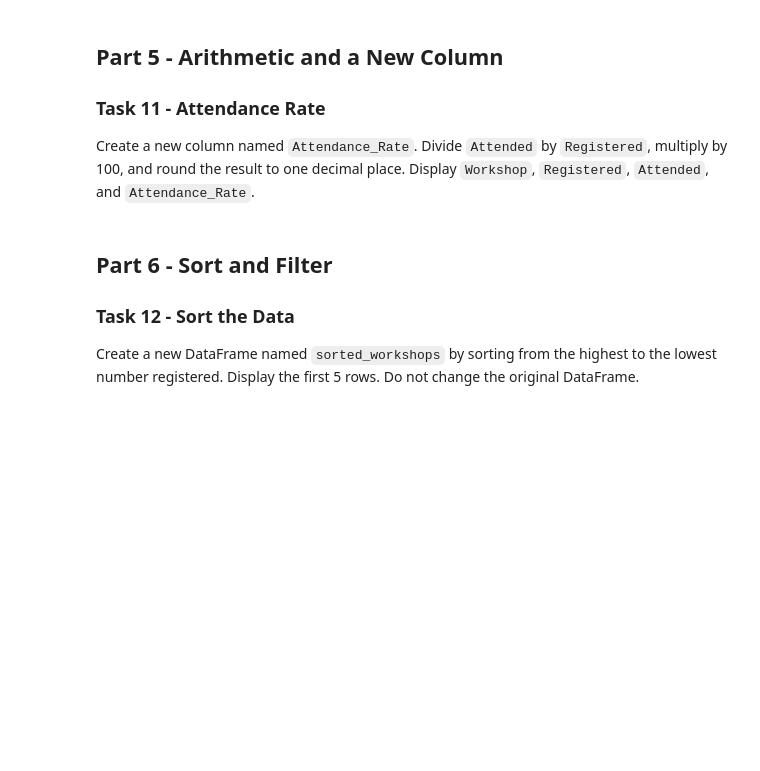
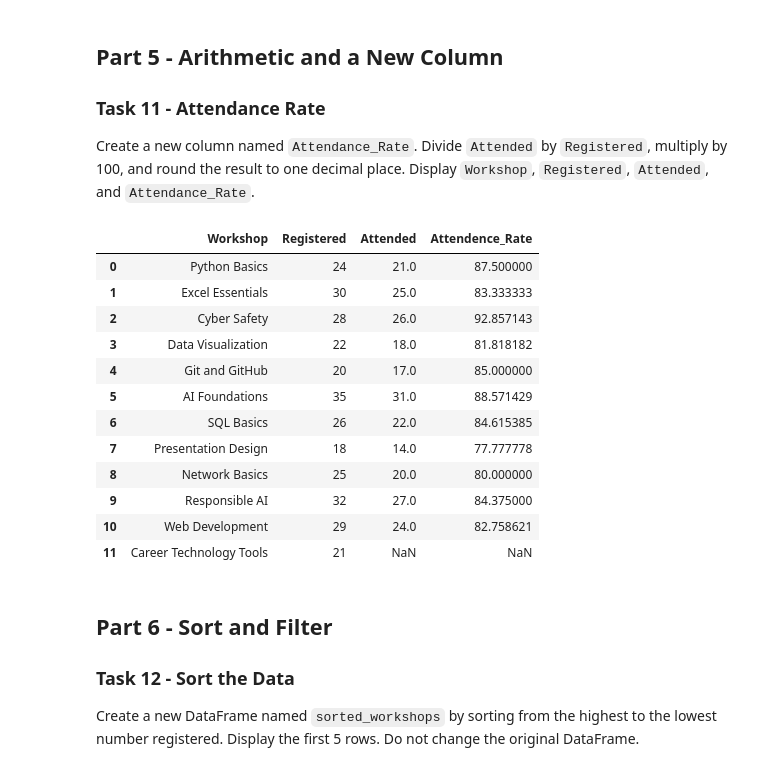
Before and after one commit to khanshanzaeosama-ui/CMP262-Week-05-Lab-01, a Jupyter notebook: PandasIntro.ipynb, the cells around one changed output. Cells and saved outputs as stored; diff of their text form; code cells hidden in the pictures; blank space fills up the shorter version.

```diff
--- a/PandasIntro.ipynb
+++ b/PandasIntro.ipynb
@@ -182,6 +187,22 @@ Using one statement, select the first 5 rows and calculate the mean of `Register
 Create a new column named `Attendance_Rate`. Divide `Attended` by `Registered`, multiply by 100, and round the result to one decimal place. Display `Workshop`, `Registered`, `Attended`, and `Attendance_Rate`.
 # %%
 # Write your code here
+workshops["Attendence_Rate"] = workshops["Attended"]/workshops["Registered"]*100
+workshops[["Workshop","Registered","Attended","Attendence_Rate"]]
+# %% [output]
+|  | Workshop | Registered | Attended | Attendence_Rate |
+| 0 | Python Basics | 24 | 21.0 | 87.500000 |
+| 1 | Excel Essentials | 30 | 25.0 | 83.333333 |
+| 2 | Cyber Safety | 28 | 26.0 | 92.857143 |
+| 3 | Data Visualization | 22 | 18.0 | 81.818182 |
+| 4 | Git and GitHub | 20 | 17.0 | 85.000000 |
+| 5 | AI Foundations | 35 | 31.0 | 88.571429 |
+| 6 | SQL Basics | 26 | 22.0 | 84.615385 |
+| 7 | Presentation Design | 18 | 14.0 | 77.777778 |
+| 8 | Network Basics | 25 | 20.0 | 80.000000 |
+| 9 | Responsible AI | 32 | 27.0 | 84.375000 |
+| 10 | Web Development | 29 | 24.0 | 82.758621 |
+| 11 | Career Technology Tools | 21 | NaN | NaN |
 # %% [markdown]
 ## Part 6 - Sort and Filter
 
```
Also changed, not shown: parts of 13 cells of this notebook, 1 other file.
